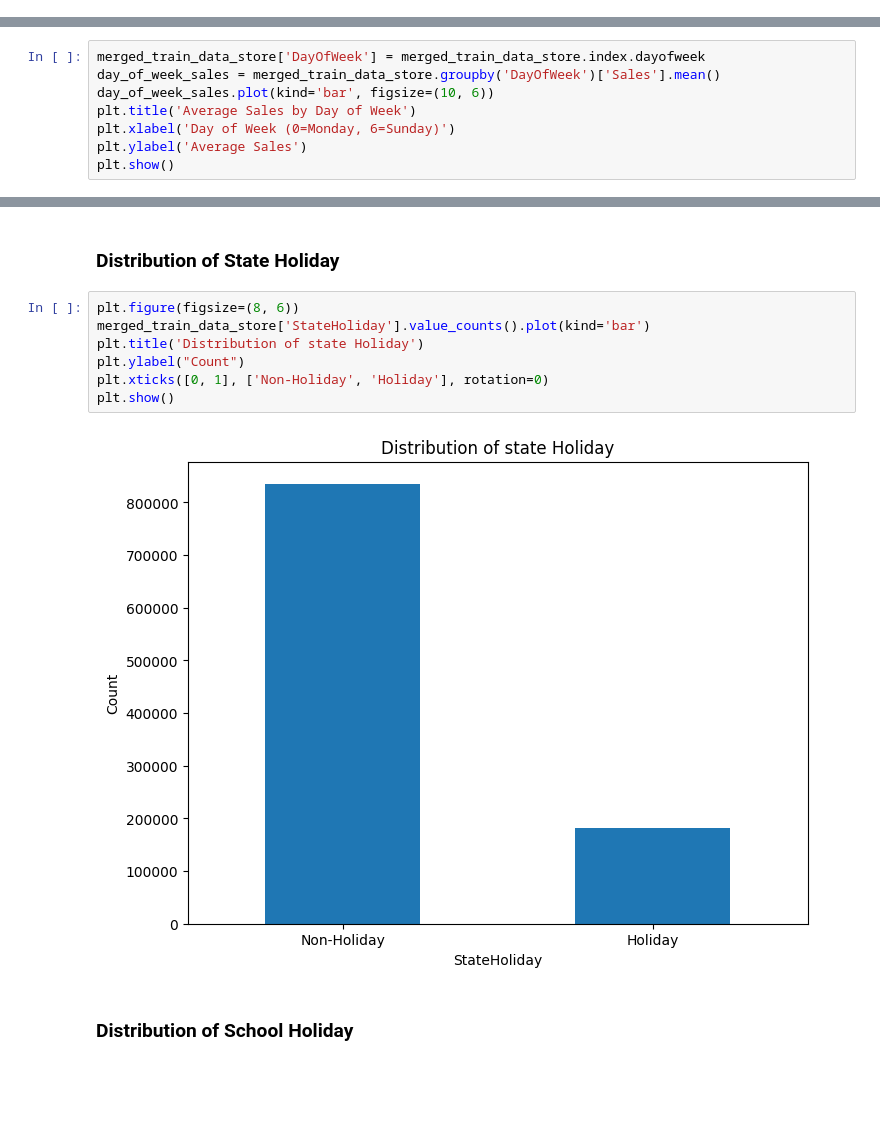
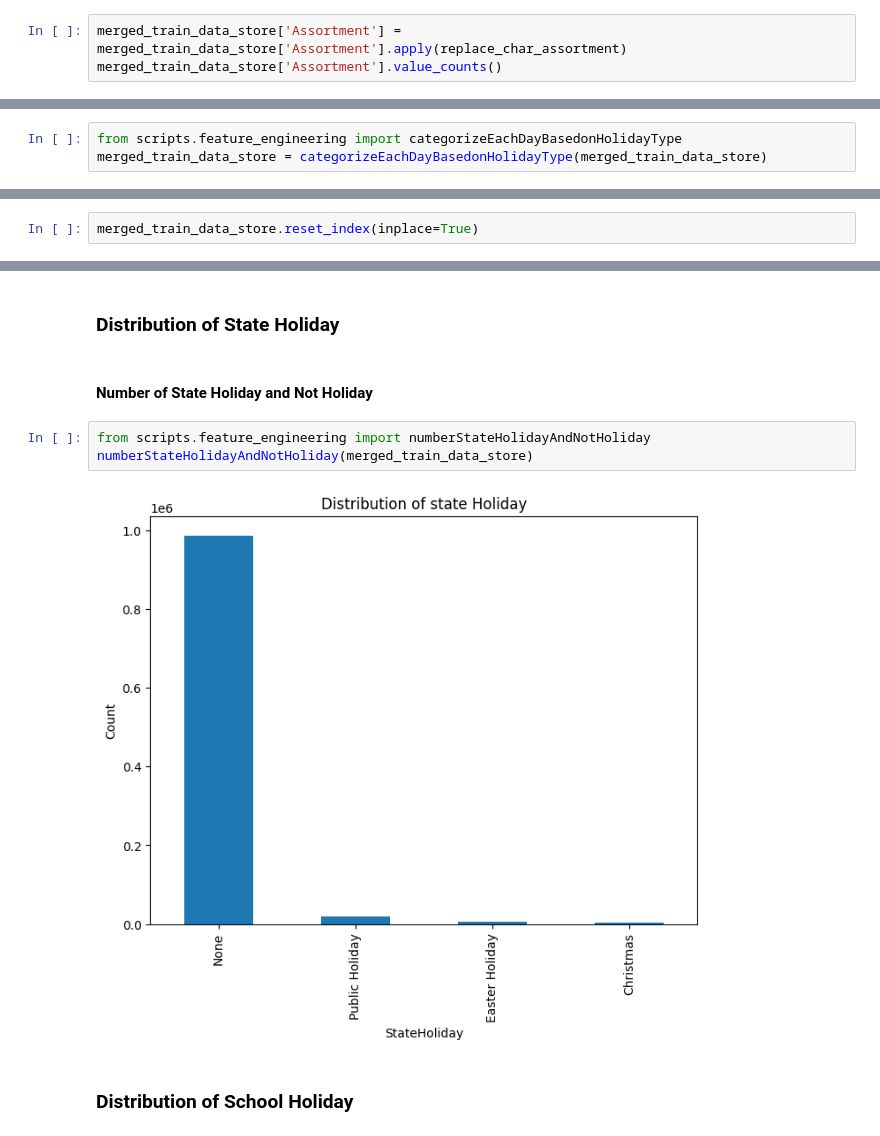
Before and after one commit to GuleWako/10Acadamey-week-4-Pharmaceuticals-finance-data-Analysis, a Jupyter notebook: notebooks/exploratory_analysis_for_forecast.ipynb, the cells around one changed output, grey strips where cells are left out. Drawn from its saved outputs; the diff is of its cells as text; blank space fills up the shorter version.

```diff
--- a/notebooks/exploratory_analysis_for_forecast.ipynb
+++ b/notebooks/exploratory_analysis_for_forecast.ipynb
@@ -597,0 +464,3 @@ How promotions, holidays, or store characteristics affect sales.
+# %%
+merged_train_data_store['Assortment'] = merged_train_data_store['Assortment'].apply(replace_char_assortment)
+merged_train_data_store['Assortment'].value_counts()
@@ -597,0 +523,3 @@ How promotions, holidays, or store characteristics affect sales.
+# %%
+from scripts.feature_engineering import categorizeEachDayBasedonHolidayType
+merged_train_data_store = categorizeEachDayBasedonHolidayType(merged_train_data_store)
@@ -642,10 +596,2 @@ plt.show()
 # %% [markdown]
 ### Day of week patterns
-# %%
-merged_train_data_store['DayOfWeek'] = merged_train_data_store.index.dayofweek
-day_of_week_sales = merged_train_data_store.groupby('DayOfWeek')['Sales'].mean()
-day_of_week_sales.plot(kind='bar', figsize=(10, 6))
-plt.title('Average Sales by Day of Week')
-plt.xlabel('Day of Week (0=Monday, 6=Sunday)')
-plt.ylabel('Average Sales')
-plt.show()
@@ -758,0 +655,2 @@ plt.show()
+# %%
+merged_train_data_store.reset_index(inplace=True)
@@ -792,13 +671,11 @@ plt.show()
 # %% [markdown]
 ### Distribution of State Holiday
-# %%
-plt.figure(figsize=(8, 6))
-merged_train_data_store['StateHoliday'].value_counts().plot(kind='bar')
-plt.title('Distribution of state Holiday')
-plt.ylabel("Count")
-plt.xticks([0, 1], ['Non-Holiday', 'Holiday'], rotation=0)
-plt.show()
-# %% [output]
-[figure, removed]
+# %% [markdown]
+#### Number of State Holiday and Not Holiday
+# %%
+from scripts.feature_engineering import numberStateHolidayAndNotHoliday
+numberStateHolidayAndNotHoliday(merged_train_data_store)
+# %% [output]
+[figure, added]
 # %% [markdown]
 ### Distribution of School Holiday
```
Also changed, not shown: parts of 126 cells of this notebook, 2 other files.
